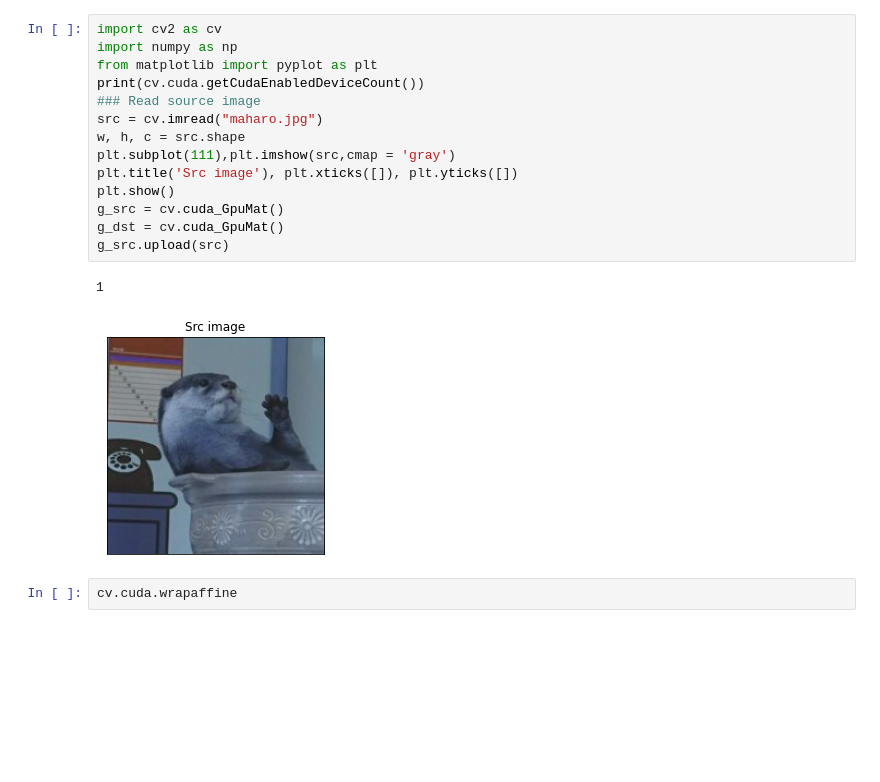
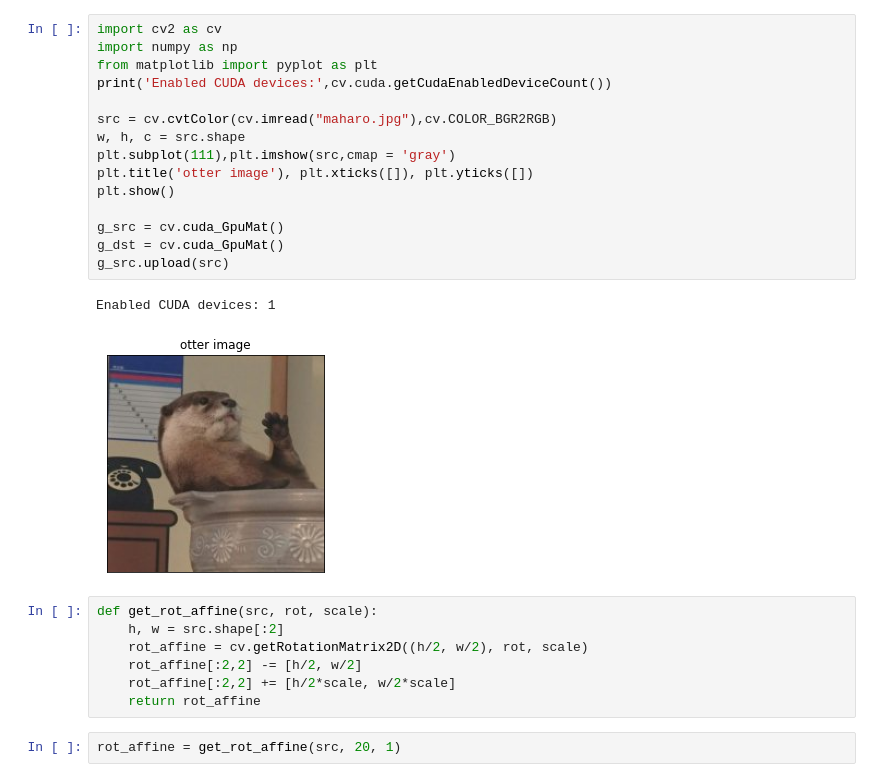
Before and after one commit to Ikwus/qiita_post, a Jupyter notebook: opencv_CUDA/affine.ipynb, the cells around one changed output. Drawn from its saved outputs; the diff is of its cells as text; blank space fills up the shorter version.

Commit message:
Add files via upload
complete affine transformation

```diff
--- a/opencv_CUDA/affine.ipynb
+++ b/opencv_CUDA/affine.ipynb
@@ -21,19 +21,27 @@ Sat Sep 19 10:35:57 2020
 # %%
 import cv2 as cv
 import numpy as np
 from matplotlib import pyplot as plt
-print(cv.cuda.getCudaEnabledDeviceCount())
-### Read source image
-src = cv.imread("maharo.jpg")
+print('Enabled CUDA devices:',cv.cuda.getCudaEnabledDeviceCount())
+
+src = cv.cvtColor(cv.imread("maharo.jpg"),cv.COLOR_BGR2RGB)
 w, h, c = src.shape
 plt.subplot(111),plt.imshow(src,cmap = 'gray')
-plt.title('Src image'), plt.xticks([]), plt.yticks([])
+plt.title('otter image'), plt.xticks([]), plt.yticks([])
 plt.show()
+
 g_src = cv.cuda_GpuMat()
 g_dst = cv.cuda_GpuMat()
 g_src.upload(src)
 # %% [output]
-1
+Enabled CUDA devices: 1
-[figure, old version]
+[figure, new version]
-# %%
-cv.cuda.wrapaffine
+# %%
+def get_rot_affine(src, rot, scale):
+    h, w = src.shape[:2]
+    rot_affine = cv.getRotationMatrix2D((h/2, w/2), rot, scale)
+    rot_affine[:2,2] -= [h/2, w/2]
+    rot_affine[:2,2] += [h/2*scale, w/2*scale]
+    return rot_affine
+# %%
+rot_affine = get_rot_affine(src, 20, 1)
```
Also changed, not shown: parts of 13 cells of this notebook, 1 other file.
